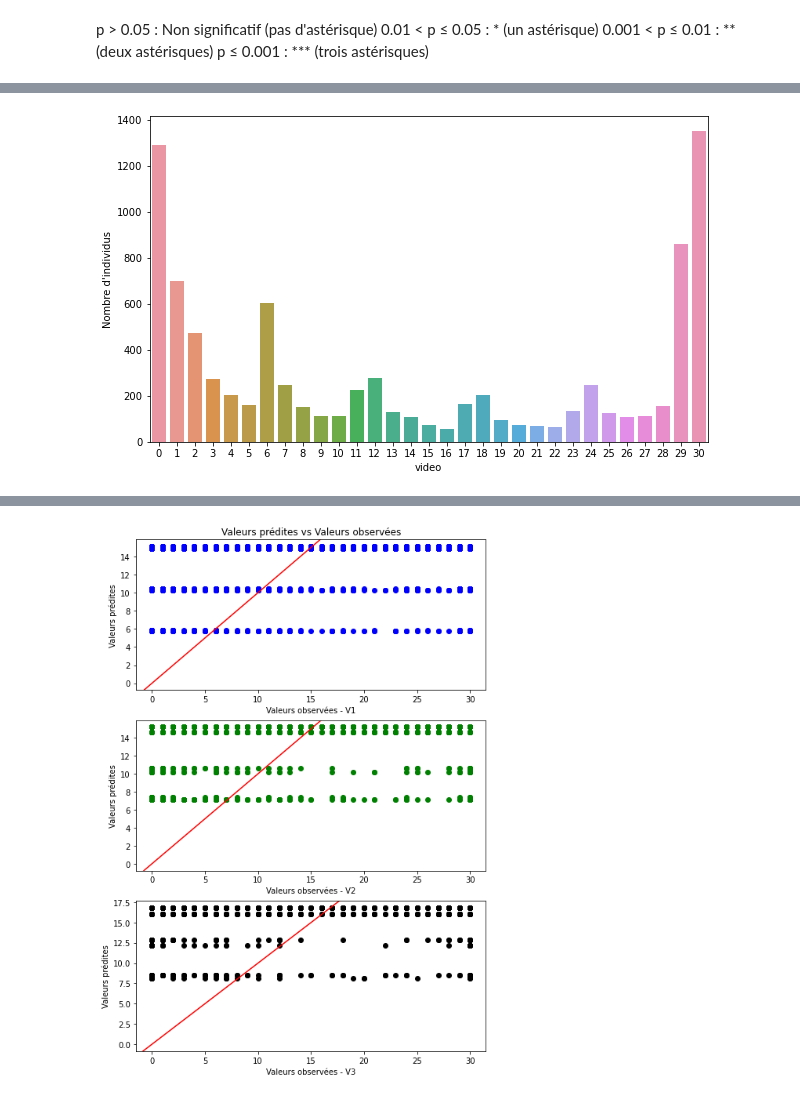
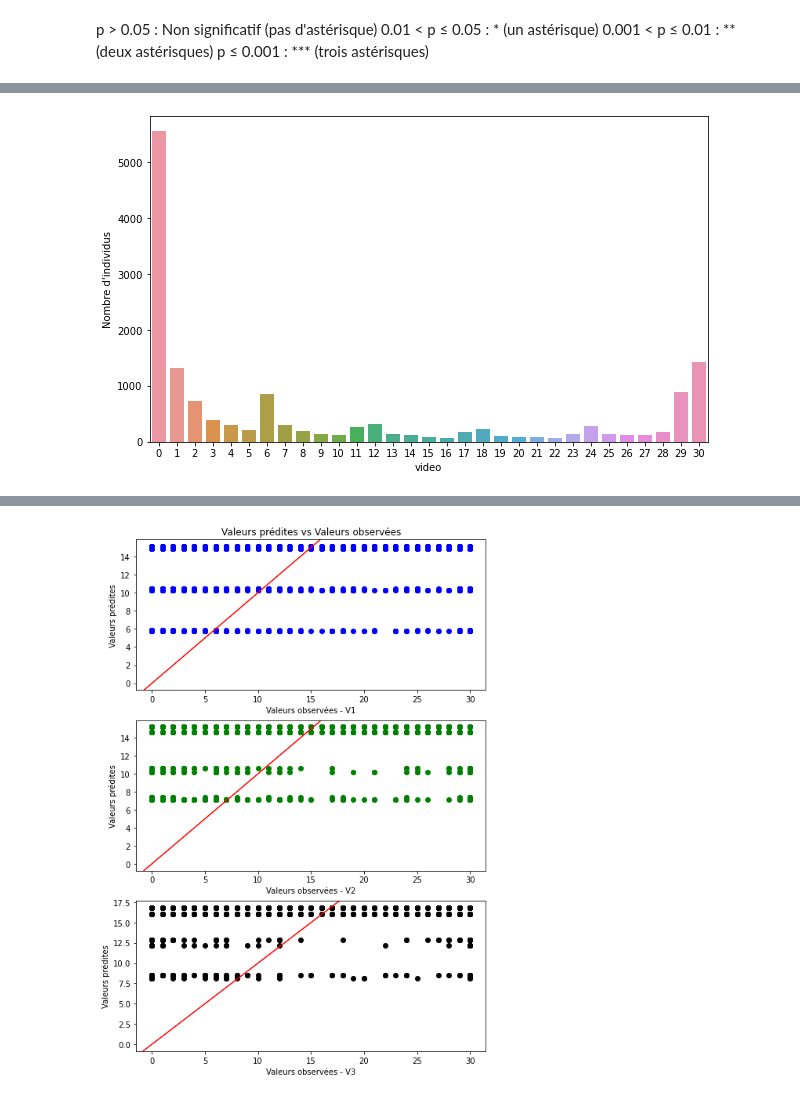
Before and after one commit to smtux/DUDA, a Jupyter notebook: statistique/src/mooc_mertes.ipynb, the cells around one changed output, grey strips where cells are left out. Saved outputs shown, nothing was run; the diff lists cells and outputs as text; code cells hidden in the pictures.

```diff
--- a/statistique/src/mooc_mertes.ipynb
+++ b/statistique/src/mooc_mertes.ipynb
@@ -124,6 +142,6 @@ compil_week_quiz.head()
 # %%
-# Nombre de videos et questionnaires par apprenant pour l'ensemble du MOOC.
-total_video = pd.DataFrame(compil_week_video.sum(axis=1), columns=["video"])
+# Nombre de videos par apprenant pour l'ensemble du MOOC.
+total_video = pd.DataFrame(df_video.sum(axis=1), columns=["video"])
 
 # Nombre de questionnaires par apprenant pour l'ensemble du MOOC.
-total_quiz = pd.DataFrame(compil_week_quiz.sum(axis=1), columns=["quiz"])
+total_quiz = pd.DataFrame(df_quiz.sum(axis=1), columns=["quiz"])
@@ -1058,8 +1059,0 @@ for n, version in enumerate([forest_v1, forest_v2, forest_v3]):
-# %%
-# Nombre de videos par étudiant et pour chaque itération
-df_video = base.set_index(["Itération", "Student_ID", "Gender", "New_HDI"]).loc[:, 'S1.L1':'S5.L5'].drop(["Prez.sem.2", "Prez.sem.3", "Prez.sem.4", "Prez.sem.5"], axis=1)
-# %%
-df_video["video"] = df_video.sum(axis=1)
-# %%
-df_video = df_video[["video"]].reset_index(["Student_ID", "Gender", "New_HDI"])
-df_video = df_video.dropna()
@@ -1083,10 +1060,10 @@ df_video
 # %%
-# Distributio du nombre de videos
+# Distribution du nombre de videos pour l'ensemble des versions
 video_graph = df_video.reset_index()
 fig, ax = plt.subplots(figsize=(10,6))
-sns.countplot(data=video_graph, x="video", ax=ax)
+sns.countplot(data=total_video, x="video", ax=ax)
 plt.ylabel("Nombre d'individus")
 plt.savefig("../graph/distribution_poisson.png")
 plt.show()
 # %% [output]
-[figure, old version]
+[figure, new version]
```
Also changed, not shown: parts of 64 cells of this notebook, 7 other files.
